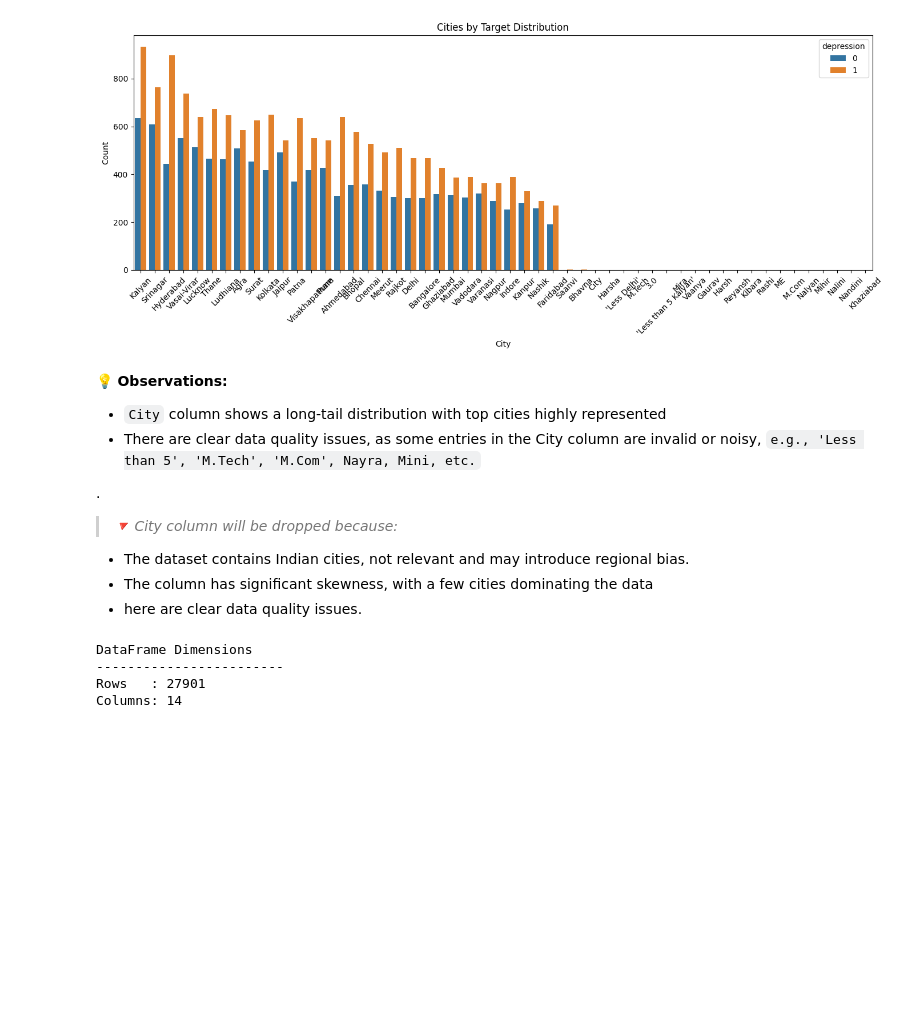
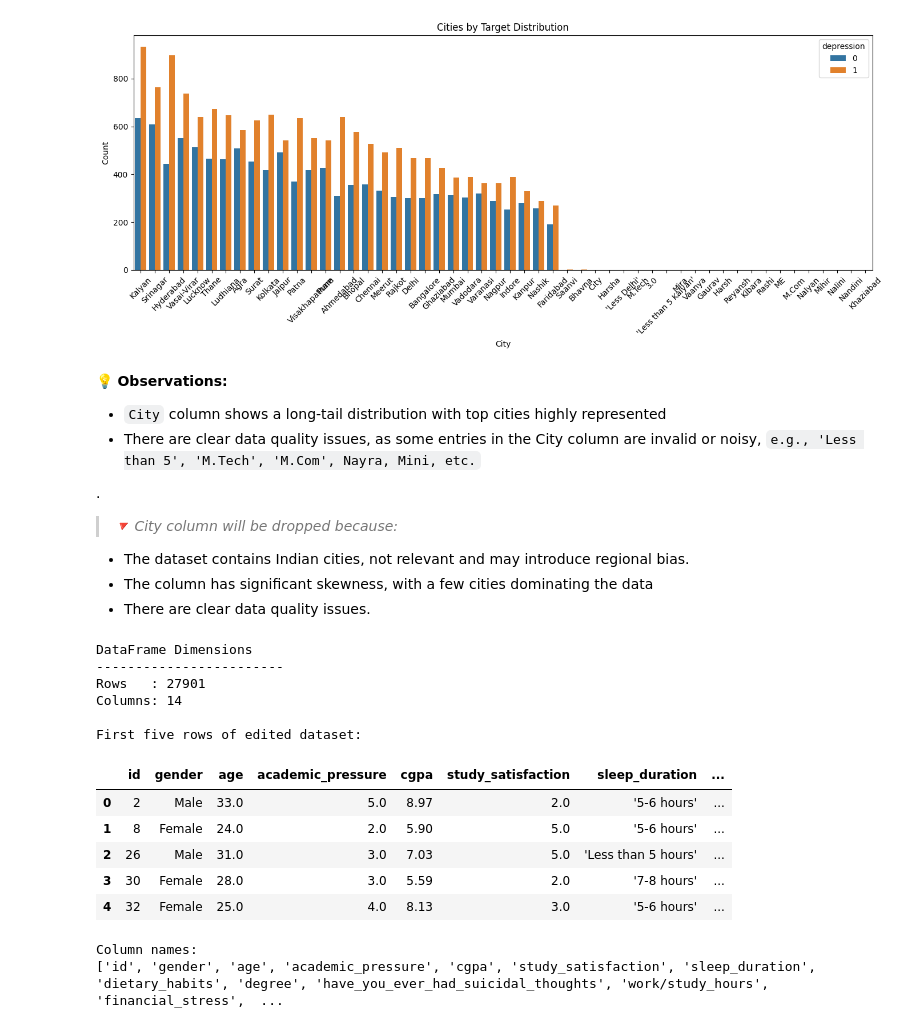
Before and after one commit to SeminiAmanda/student-depression-predictor, a Jupyter notebook: notebooks/FC110552_mithula-cbw/01_data_preprocessing.ipynb, the cells around one changed output. Cells and saved outputs as stored; diff of their text form; code cells hidden in the pictures; blank space fills up the shorter version.

Commit message:
add: print overview after column drops

```diff
--- a/notebooks/FC110552_mithula-cbw/01_data_preprocessing.ipynb
+++ b/notebooks/FC110552_mithula-cbw/01_data_preprocessing.ipynb
@@ -329,5 +329,5 @@ plt.show()
 > *🔻 City column will be dropped because:*
 - The dataset contains Indian cities, not relevant and may introduce regional bias.
 - The column has significant skewness, with a few cities dominating the data
-- here are clear data quality issues.
+- There are clear data quality issues.
 # %%
@@ -336,8 +336,26 @@ df.drop(['city'], axis=1, inplace=True)
 # %%
 # new dimensions of the dataset
 get_data_shape(df)
+print(f"First five rows of edited dataset:")
+df.head()
 # %% [output]
 DataFrame Dimensions
 ------------------------
 Rows   : 27901
 Columns: 14
+
+First five rows of edited dataset:
+|  | id | gender | age | academic_pressure | cgpa | study_satisfaction | sleep_duration | ... |
+| 0 | 2 | Male | 33.0 | 5.0 | 8.97 | 2.0 | '5-6 hours' | ... |
+| 1 | 8 | Female | 24.0 | 2.0 | 5.90 | 5.0 | '5-6 hours' | ... |
+| 2 | 26 | Male | 31.0 | 3.0 | 7.03 | 5.0 | 'Less than 5 hours' | ... |
+| 3 | 30 | Female | 28.0 | 3.0 | 5.59 | 2.0 | '7-8 hours' | ... |
+| 4 | 32 | Female | 25.0 | 4.0 | 8.13 | 3.0 | '5-6 hours' | ... |
+# %%
+# Let's take a look at remaining columns
+
+print("\nColumn names:")
+print(df.columns.tolist())
+# %% [output]
+Column names:
+['id', 'gender', 'age', 'academic_pressure', 'cgpa', 'study_satisfaction', 'sleep_duration', 'dietary_habits', 'degree', 'have_you_ever_had_suicidal_thoughts', 'work/study_hours', 'financial_stress',  ...
```
Also changed, not shown: parts of 15 cells of this notebook.
